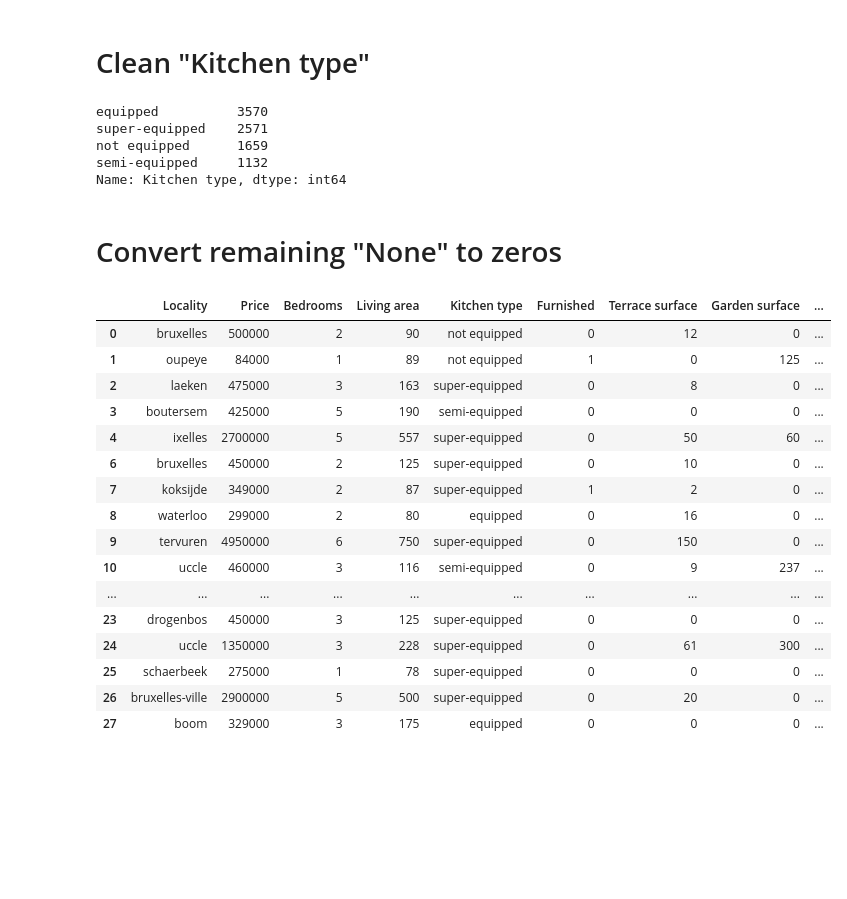
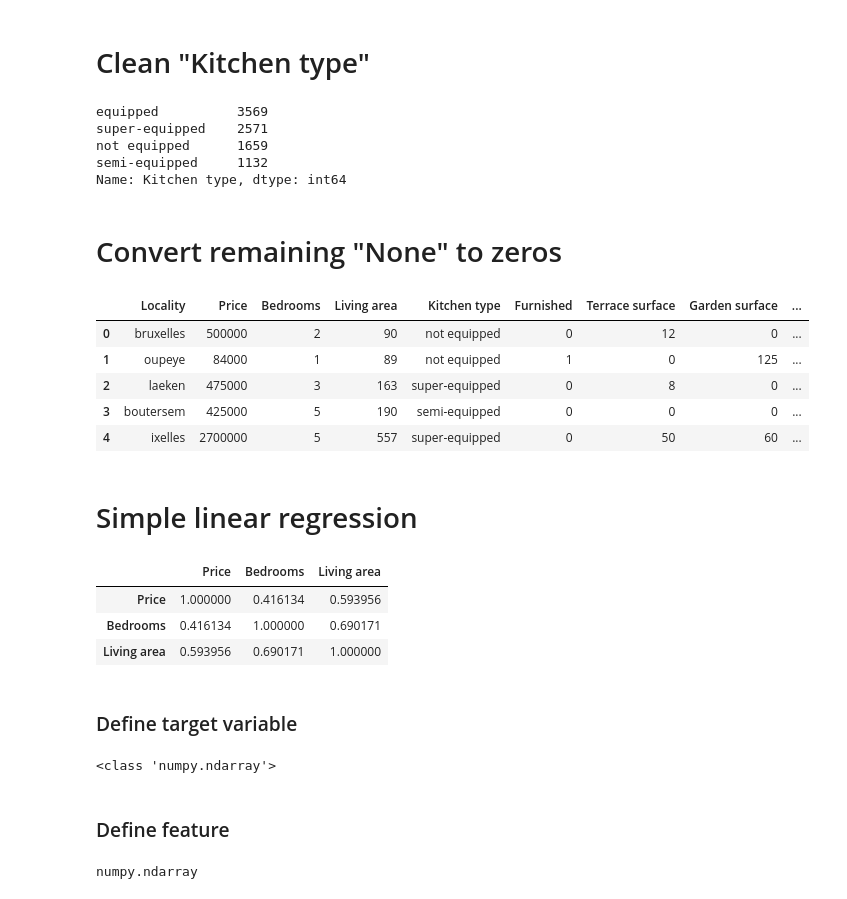
Before and after one commit to VincentPalau/challenge-regression, a Jupyter notebook: data_cleaning.ipynb, the cells around one changed output. Saved outputs shown, nothing was run; the diff lists cells and outputs as text; code cells hidden in the pictures; blank space fills up the shorter version.

Commit message:
Add simple linear regression

```diff
--- a/data_cleaning.ipynb
+++ b/data_cleaning.ipynb
@@ -92,3 +125,5 @@ dtype('int64')
+# %%
+df.drop(1282, inplace=True)
 # %% [markdown]
 # Clean column "Living area"
 # %% [markdown]
@@ -166,7 +227,7 @@ df["Kitchen type"].replace({
 # %%
 df["Kitchen type"].value_counts()
 # %% [output]
-equipped          3570
+equipped          3569
 super-equipped    2571
 not equipped      1659
 semi-equipped     1132
@@ -176,22 +237,35 @@ Name: Kitchen type, dtype: int64
 # %%
 df.replace("None", 0, inplace=True)
 # %%
-df.head(25)
+df.head()
 # %% [output]
 |  | Locality | Price | Bedrooms | Living area | Kitchen type | Furnished | Terrace surface | Garden surface | ... |
 | 0 | bruxelles | 500000 | 2 | 90 | not equipped | 0 | 12 | 0 | ... |
 | 1 | oupeye | 84000 | 1 | 89 | not equipped | 1 | 0 | 125 | ... |
 | 2 | laeken | 475000 | 3 | 163 | super-equipped | 0 | 8 | 0 | ... |
 | 3 | boutersem | 425000 | 5 | 190 | semi-equipped | 0 | 0 | 0 | ... |
 | 4 | ixelles | 2700000 | 5 | 557 | super-equipped | 0 | 50 | 60 | ... |
-| 6 | bruxelles | 450000 | 2 | 125 | super-equipped | 0 | 10 | 0 | ... |
-| 7 | koksijde | 349000 | 2 | 87 | super-equipped | 1 | 2 | 0 | ... |
-| 8 | waterloo | 299000 | 2 | 80 | equipped | 0 | 16 | 0 | ... |
-| 9 | tervuren | 4950000 | 6 | 750 | super-equipped | 0 | 150 | 0 | ... |
-| 10 | uccle | 460000 | 3 | 116 | semi-equipped | 0 | 9 | 237 | ... |
-| ... | ... | ... | ... | ... | ... | ... | ... | ... | ... |
-| 23 | drogenbos | 450000 | 3 | 125 | super-equipped | 0 | 0 | 0 | ... |
-| 24 | uccle | 1350000 | 3 | 228 | super-equipped | 0 | 61 | 300 | ... |
-| 25 | schaerbeek | 275000 | 1 | 78 | super-equipped | 0 | 0 | 0 | ... |
-| 26 | bruxelles-ville | 2900000 | 5 | 500 | super-equipped | 0 | 20 | 0 | ... |
-| 27 | boom | 329000 | 3 | 175 | equipped | 0 | 0 | 0 | ... |
+# %% [markdown]
+# Simple linear regression
+# %%
+df.corr()
+# %% [output]
+|  | Price | Bedrooms | Living area |
+| Price | 1.000000 | 0.416134 | 0.593956 |
+| Bedrooms | 0.416134 | 1.000000 | 0.690171 |
+| Living area | 0.593956 | 0.690171 | 1.000000 |
+# %% [markdown]
+### Define target variable
+# %%
+y = df["Price"]
+y = np.array(y)
+print(type(y))
+# %% [output]
+<class 'numpy.ndarray'>
+# %% [markdown]
+### Define feature
+# %%
+x = np.array(df["Living area"])
+type(x)
+# %% [output]
+numpy.ndarray
```
Also changed, not shown: parts of 18 cells of this notebook.
